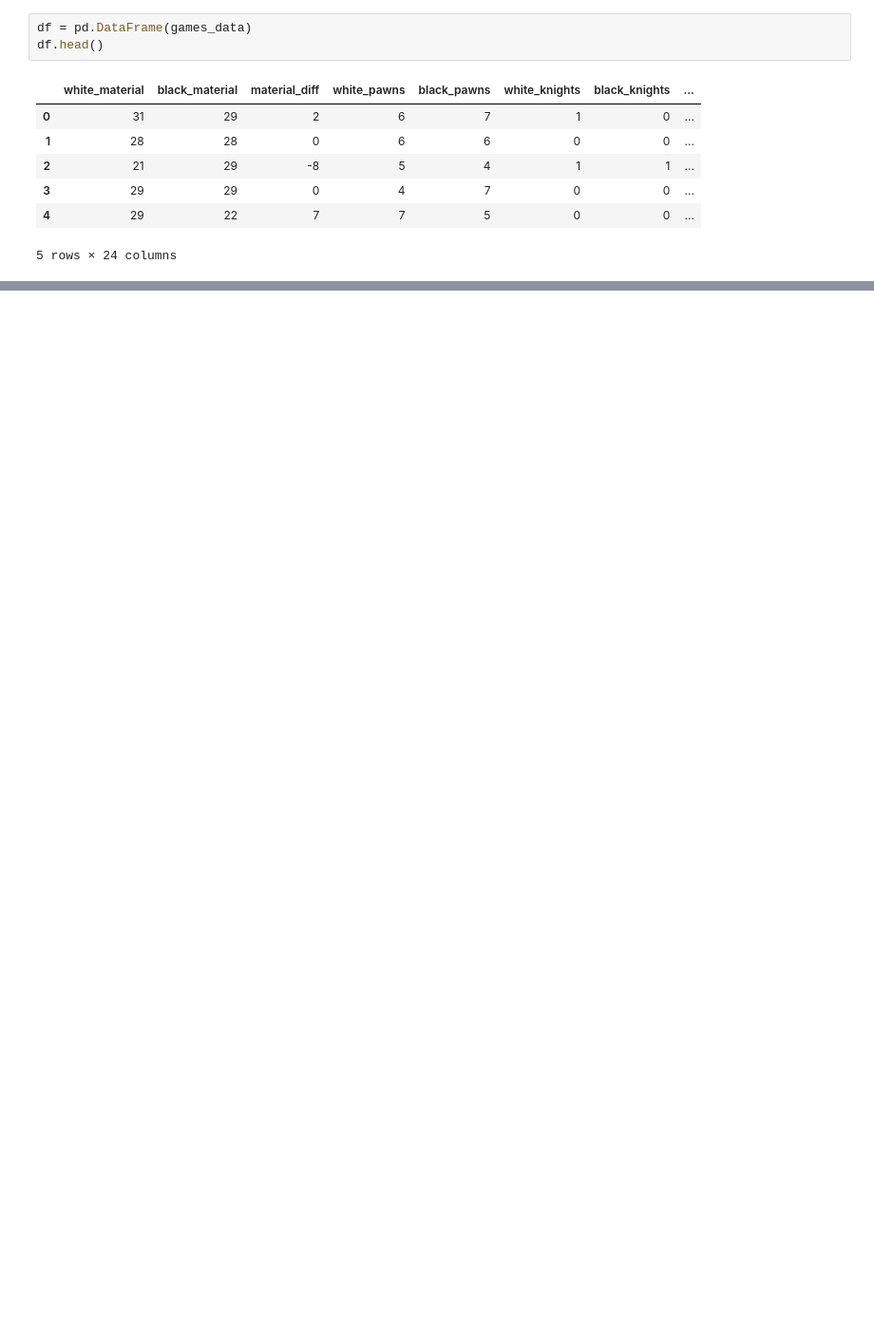
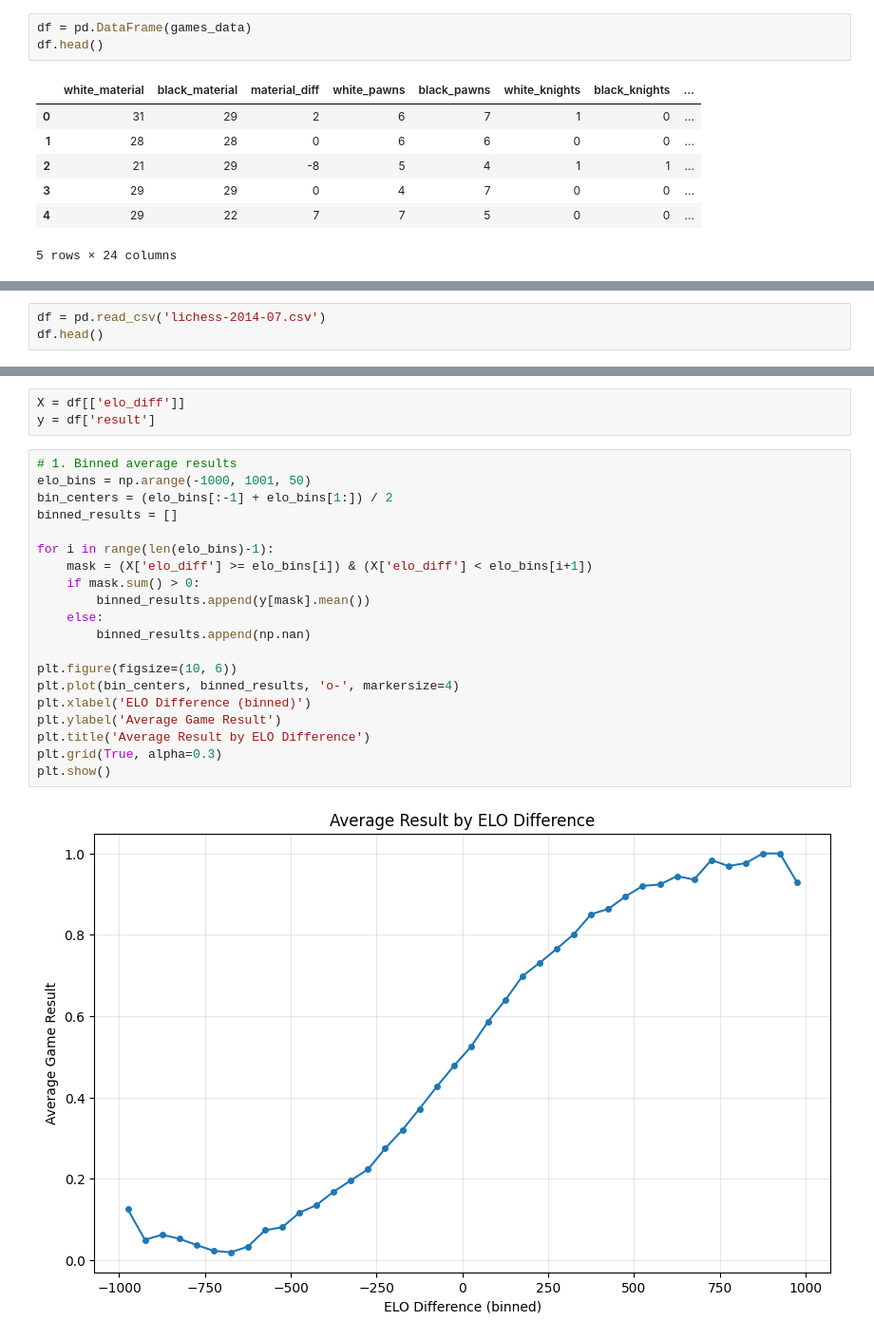
Before and after one commit to davdpanpan/chess, a Jupyter notebook: chess-win-predict.ipynb, the cells around one changed output, grey strips where cells are left out. Shown at 95% size. Cells and saved outputs as stored; diff of their text form; blank space fills up the shorter version.

Commit message:
generate visualizations

```diff
--- a/chess-win-predict.ipynb
+++ b/chess-win-predict.ipynb
@@ -34,0 +143,3 @@ Index(['white_material', 'black_material', 'material_diff', 'white_pawns',
+# %%
+df = pd.read_csv('lichess-2014-07.csv')
+df.head()
@@ -34,0 +154,25 @@ Index(['white_material', 'black_material', 'material_diff', 'white_pawns',
+# %%
+X = df[['elo_diff']]
+y = df['result']
+# %%
+# 1. Binned average results
+elo_bins = np.arange(-1000, 1001, 50)
+bin_centers = (elo_bins[:-1] + elo_bins[1:]) / 2
+binned_results = []
+
+for i in range(len(elo_bins)-1):
+    mask = (X['elo_diff'] >= elo_bins[i]) & (X['elo_diff'] < elo_bins[i+1])
+    if mask.sum() > 0:
+        binned_results.append(y[mask].mean())
+    else:
+        binned_results.append(np.nan)
+
+plt.figure(figsize=(10, 6))
+plt.plot(bin_centers, binned_results, 'o-', markersize=4)
+plt.xlabel('ELO Difference (binned)')
+plt.ylabel('Average Game Result')
+plt.title('Average Result by ELO Difference')
+plt.grid(True, alpha=0.3)
+plt.show()
+# %% [output]
+[figure, added]
```
Also changed, not shown: parts of 31 cells of this notebook.
